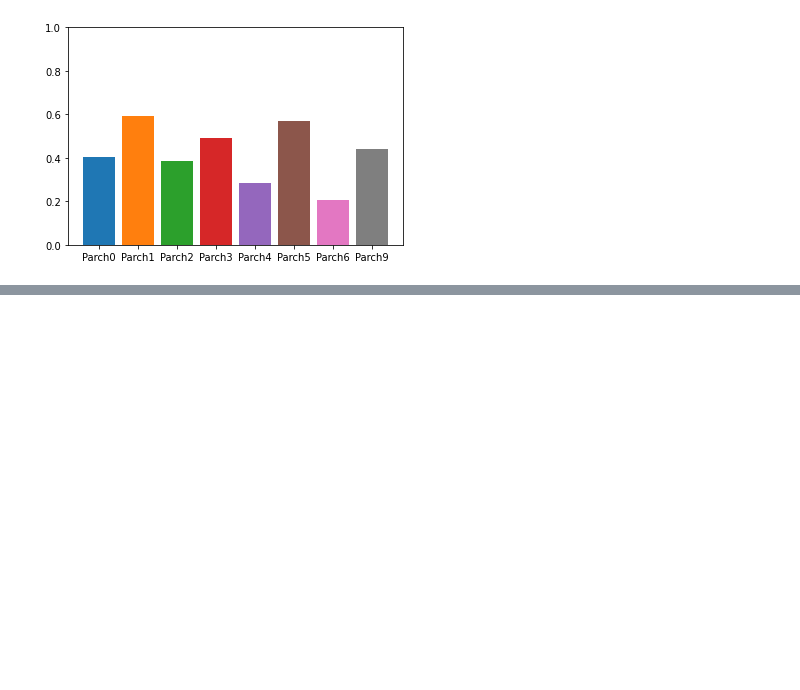
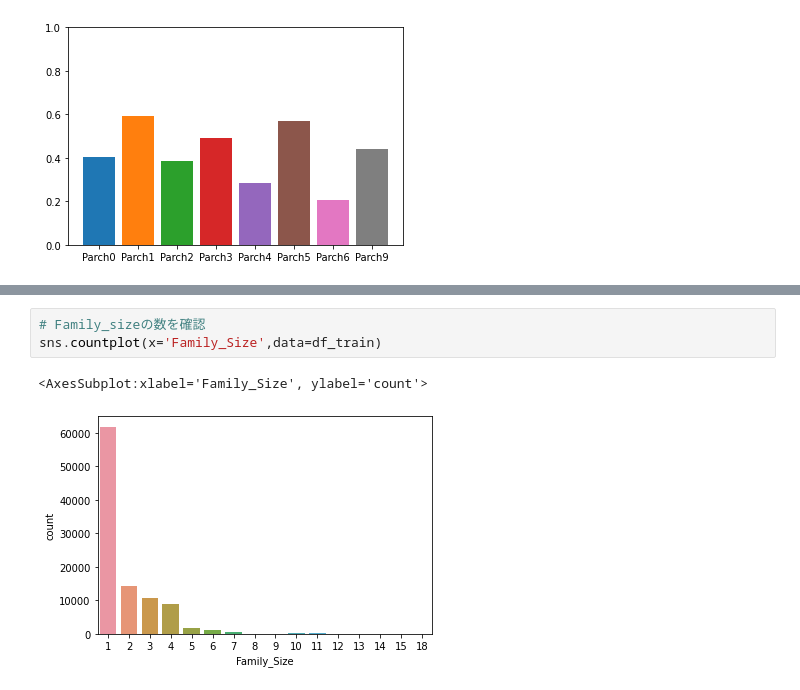
Before and after one commit to gonzou122/Tabular-Playground-Series---April-2021, a Jupyter notebook: code/EDA.ipynb, the cells around one changed output, grey strips where cells are left out. Cells and saved outputs as stored; diff of their text form; blank space fills up the shorter version.

```diff
--- a/code/EDA.ipynb
+++ b/code/EDA.ipynb
@@ -315,0 +356,6 @@ sns.barplot(x='Parch',y='Survived',data=df_train)
+# %%
+# Family_sizeの数を確認
+sns.countplot(x='Family_Size',data=df_train)
+# %% [output]
+<AxesSubplot:xlabel='Family_Size', ylabel='count'>
+[figure, added]
```
Also changed, not shown: parts of 19 cells of this notebook.
